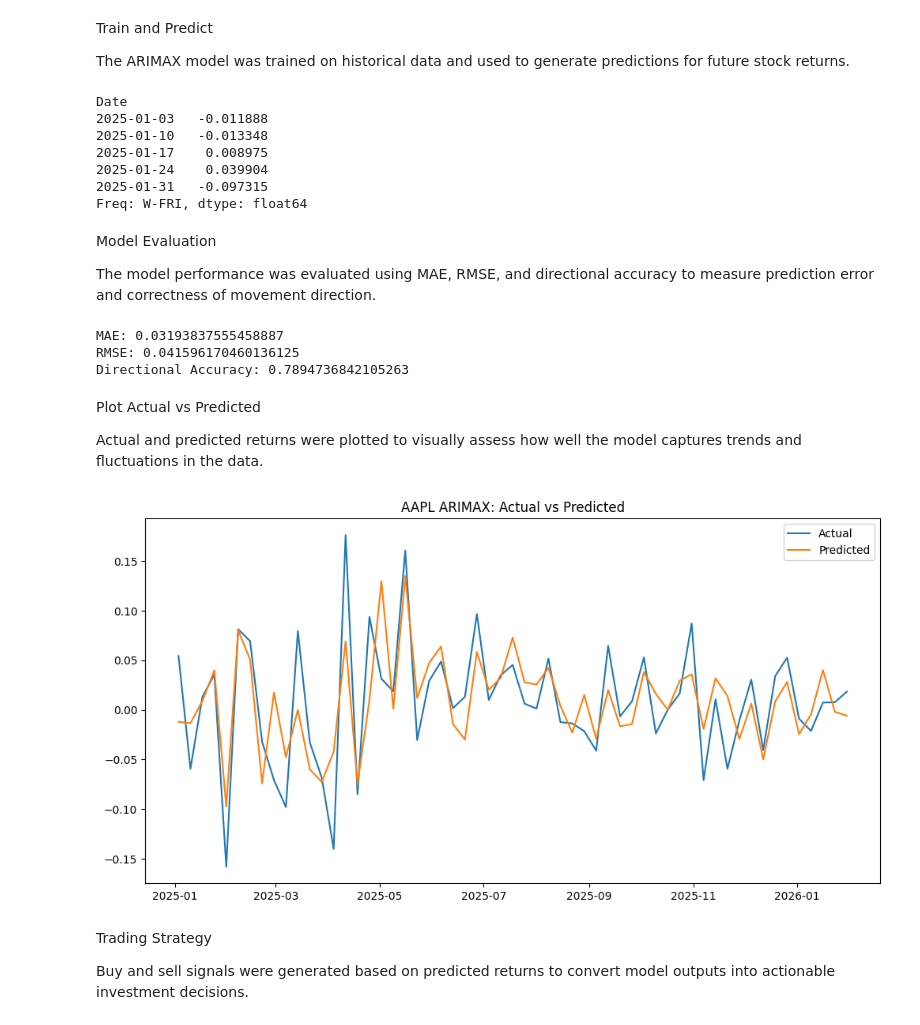
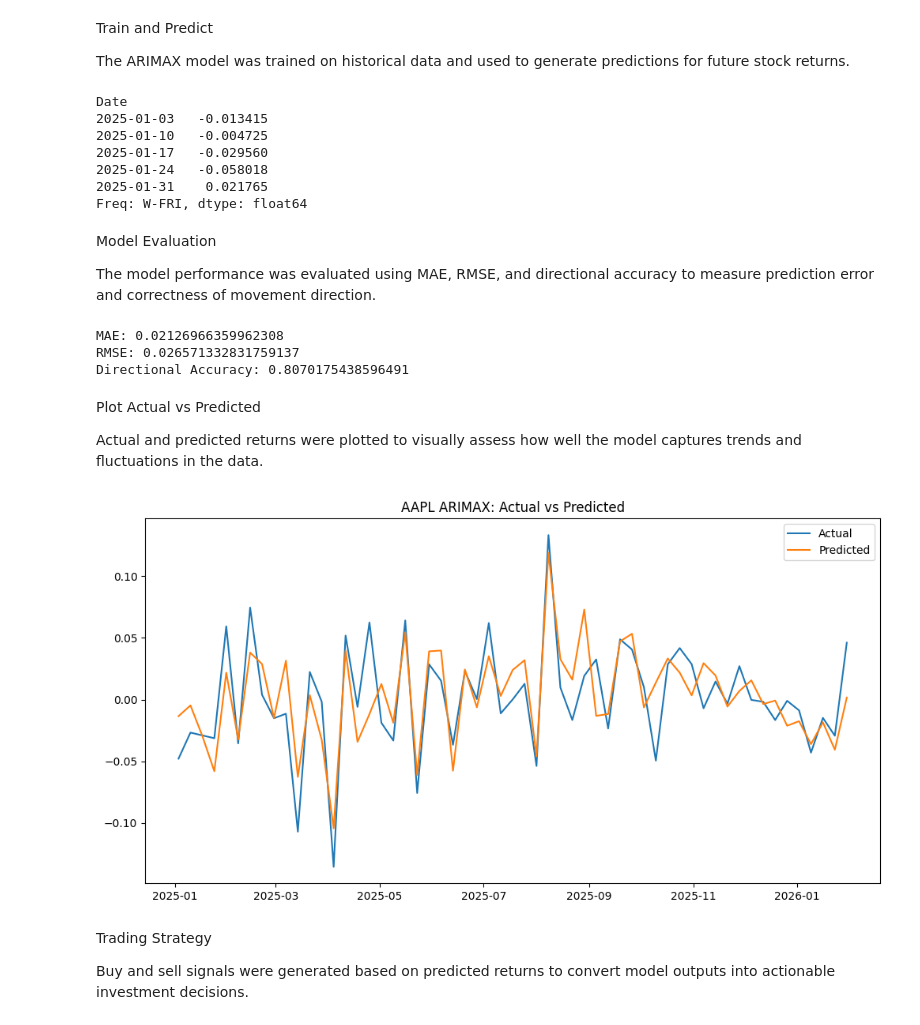
Before and after one commit to SU-IST707-SP26/group-project-algorithm-architects, a Jupyter notebook: work/Models/arima_model.ipynb, the cells around one changed output. Saved outputs shown, nothing was run; the diff lists cells and outputs as text; code cells hidden in the pictures.

```diff
--- a/work/Models/arima_model.ipynb
+++ b/work/Models/arima_model.ipynb
@@ -135,14 +135,14 @@ Train and Predict
 
 The ARIMAX model was trained on historical data and used to generate predictions for future stock returns.
 # %%
-predictions = walk_forward_arimax(train, test, features)
+predictions = walk_forward_arimax(train, test_aapl, features)
 print(predictions.head())
 # %% [output]
 Date
-2025-01-03   -0.011888
-2025-01-10   -0.013348
-2025-01-17    0.008975
-2025-01-24    0.039904
-2025-01-31   -0.097315
+2025-01-03   -0.013415
+2025-01-10   -0.004725
+2025-01-17   -0.029560
+2025-01-24   -0.058018
+2025-01-31    0.021765
 Freq: W-FRI, dtype: float64
 # %%
@@ -152,31 +152,31 @@ Model Evaluation
 
 The model performance was evaluated using MAE, RMSE, and directional accuracy to measure prediction error and correctness of movement direction.
 # %%
-mae = mean_absolute_error(test['Return'], predictions)
-rmse = np.sqrt(mean_squared_error(test['Return'], predictions))
+mae = mean_absolute_error(test_aapl['Return'], predictions)
+rmse = np.sqrt(mean_squared_error(test_aapl['Return'], predictions))
 
-direction = np.mean(np.sign(predictions) == np.sign(test['Return']))
+direction = np.mean(np.sign(predictions) == np.sign(test_aapl['Return']))
 
 print("MAE:", mae)
 print("RMSE:", rmse)
 print("Directional Accuracy:", direction)
 # %% [output]
-MAE: 0.03193837555458887
-RMSE: 0.041596170460136125
-Directional Accuracy: 0.7894736842105263
+MAE: 0.02126966359962308
+RMSE: 0.026571332831759137
+Directional Accuracy: 0.8070175438596491
 # %% [markdown]
 Plot Actual vs Predicted
 
 Actual and predicted returns were plotted to visually assess how well the model captures trends and fluctuations in the data.
 # %%
 plt.figure(figsize=(12,6))
-plt.plot(test['Return'], label='Actual')
+plt.plot(test_aapl['Return'], label='Actual')
 plt.plot(predictions, label='Predicted')
 plt.legend()
 plt.title("AAPL ARIMAX: Actual vs Predicted")
 plt.show()
 # %% [output]
-[figure, old version]
+[figure, new version]
 # %% [markdown]
 Trading Strategy
 
```
Also changed, not shown: parts of 91 cells of this notebook, 3 other files.
